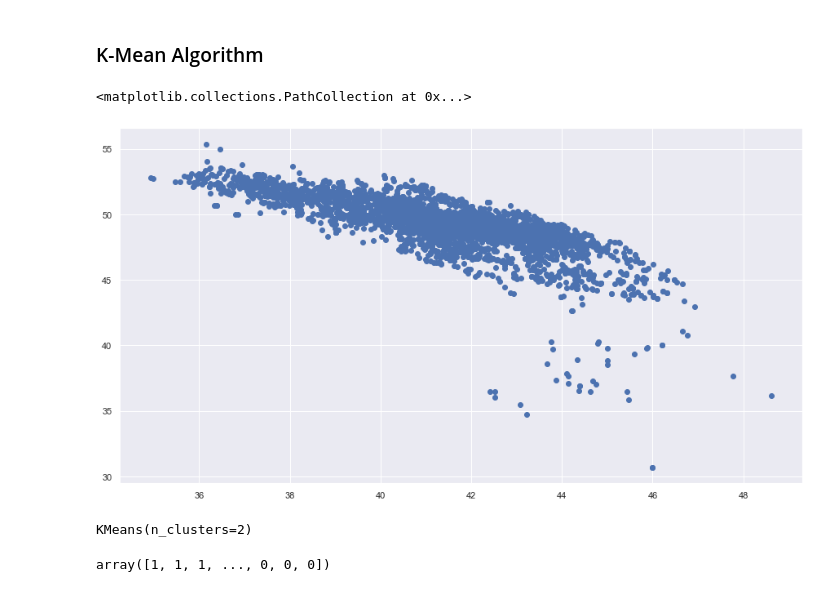
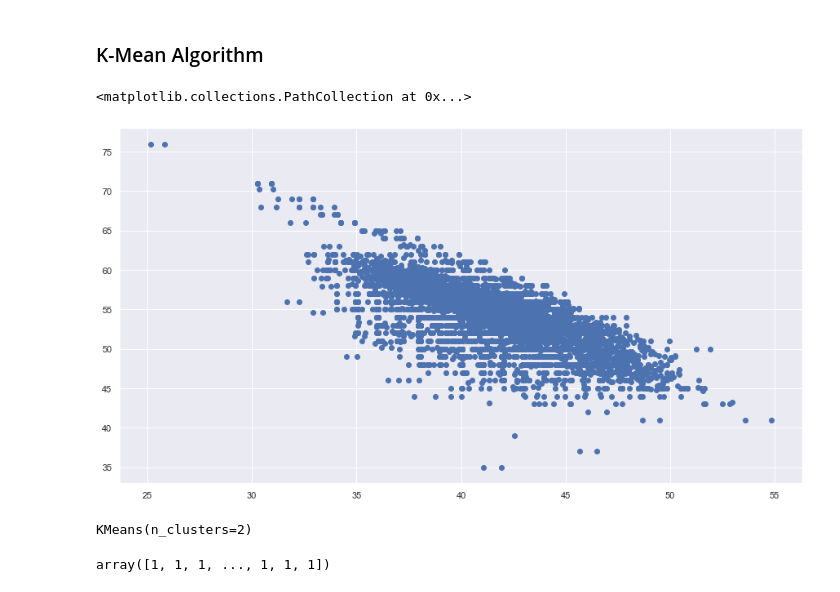
Before and after one commit to sujilkumarkm/machine_learning_ca3_solo_project_dkit_2022, a Jupyter notebook: machine_learning_ca3_2022.ipynb, the cells around one changed output. Saved outputs shown, nothing was run; the diff lists cells and outputs as text; code cells hidden in the pictures.

```diff
--- a/machine_learning_ca3_2022.ipynb
+++ b/machine_learning_ca3_2022.ipynb
@@ -6,6 +6,6 @@
 import pandas as pd
 import numpy as np
 import os
-df = pd.read_csv('E:\\Mchine_Learning\\temp_repo_for_ml_reflection\\approval_topline.csv')
+df = pd.read_csv('E:\\Mchine_Learning\\temp_repo_for_ml_reflection\\approval_polllist.csv')
 df.head()
 # %% [output]
@@ -97,7 +98,7 @@ df['president'].unique()
 # %% [output]
 array(['Donald Trump'], dtype=object)
 # %%
-df = df.drop(columns=['president','timestamp'])
+df = df.drop(columns=['president','timestamp','createddate','enddate','startdate','modeldate','url'])
 # df.drop(columns=['president'])
 # %%
 # renaming feature name
@@ -389,10 +416,10 @@ pca.n_components_
 # %% [markdown]
 ### K-Mean Algorithm
 # %%
-plt.scatter(df['approve_estimate'],df['disapprove_lo'])
+plt.scatter(df['adjusted_approve'],df['disapprove'])
 # %% [output]
 <matplotlib.collections.PathCollection at 0x...>
-[figure, old version]
+[figure, new version]
 # %%
 from sklearn.cluster import KMeans
 km = KMeans(n_clusters=2)
@@ -400,10 +427,10 @@ km
 # %% [output]
 KMeans(n_clusters=2)
 # %%
-y_predicted = km.fit_predict(df[['approve_estimate','disapprove_lo']])
+y_predicted = km.fit_predict(df[['adjusted_approve','disapprove']])
 y_predicted
 # %% [output]
-array([1, 1, 1, ..., 0, 0, 0])
+array([1, 1, 1, ..., 1, 1, 1])
 # %%
 df['cluster'] = y_predicted
 df.tail()
```
Also changed, not shown: parts of 41 cells of this notebook.
